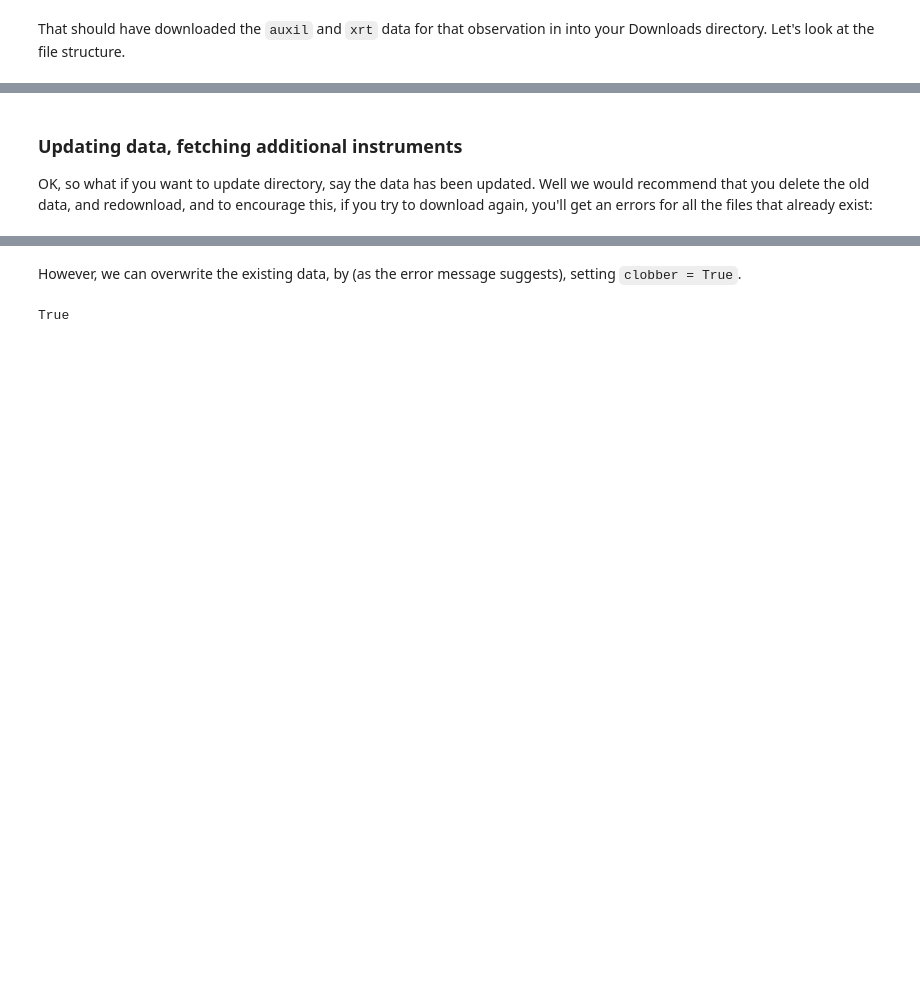
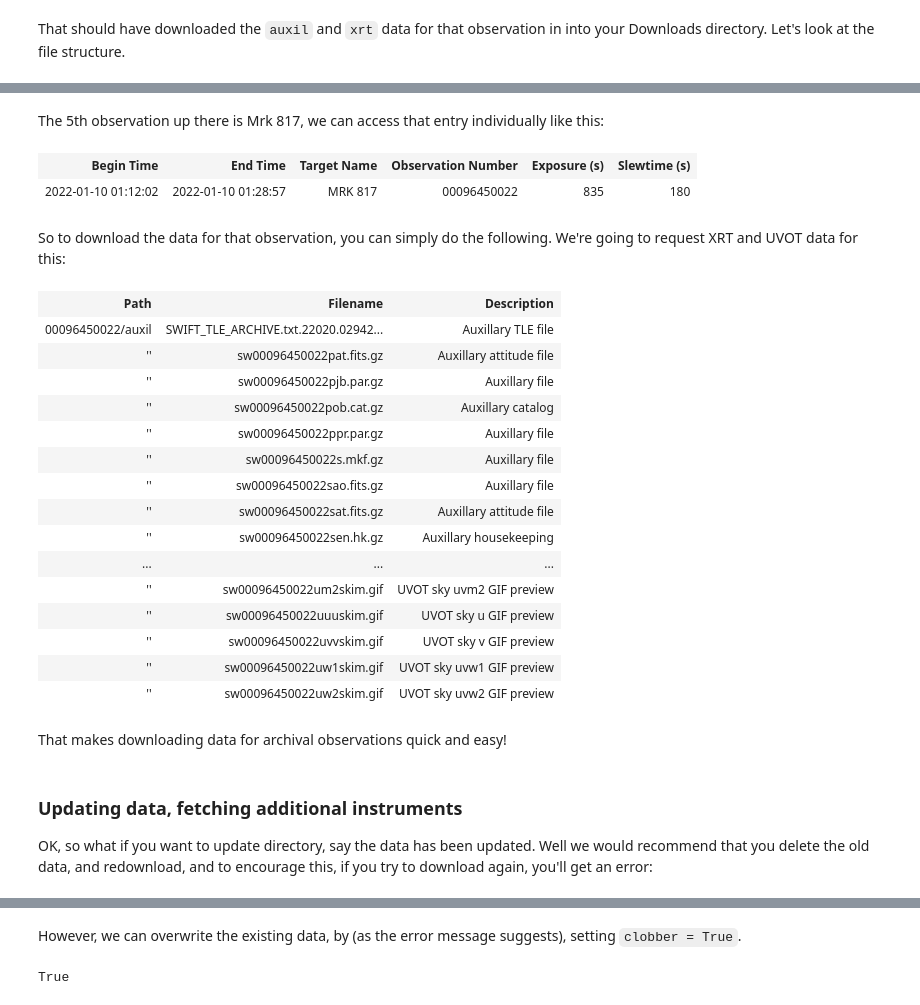
Before and after one commit to Swift-SOT/swifttools, a Jupyter notebook: examples/Swift_Data Example Notebook.ipynb, the cells around one changed output, grey strips where cells are left out. Saved outputs shown, nothing was run; the diff lists cells and outputs as text; code cells hidden in the pictures; blank space fills up the shorter version.

Commit message:
Update to swift_too version 1.2.20, adding download method to anything with an obsid

```diff
--- a/examples/Swift_Data Example Notebook.ipynb
+++ b/examples/Swift_Data Example Notebook.ipynb
@@ -145,5 +164,35 @@ newdata
+# %% [markdown]
+The 5th observation up there is Mrk 817, we can access that entry individually like this:
+# %%
+oq[4]
+# %% [output]
+| Begin Time | End Time | Target Name | Observation Number | Exposure (s) | Slewtime (s) |
+| 2022-01-10 01:12:02 | 2022-01-10 01:28:57 | MRK 817 | 00096450022 | 835 | 180 |
+# %% [markdown]
+So to download the data for that observation, you can simply do the following. We're going to request XRT and UVOT data for this:
+# %%
+oq[4].download(xrt=True,uvot=True, outdir="~/Downloads")
+# %% [output]
+| Path | Filename | Description |
+| 00096450022/auxil | SWIFT_TLE_ARCHIVE.txt.22020.02942... | Auxillary TLE file |
+| '' | sw00096450022pat.fits.gz | Auxillary attitude file |
+| '' | sw00096450022pjb.par.gz | Auxillary file |
+| '' | sw00096450022pob.cat.gz | Auxillary catalog |
+| '' | sw00096450022ppr.par.gz | Auxillary file |
+| '' | sw00096450022s.mkf.gz | Auxillary file |
+| '' | sw00096450022sao.fits.gz | Auxillary file |
+| '' | sw00096450022sat.fits.gz | Auxillary attitude file |
+| '' | sw00096450022sen.hk.gz | Auxillary housekeeping |
+| ... | ... | ... |
+| '' | sw00096450022um2skim.gif | UVOT sky uvm2 GIF preview |
+| '' | sw00096450022uuuskim.gif | UVOT sky u GIF preview |
+| '' | sw00096450022uvvskim.gif | UVOT sky v GIF preview |
+| '' | sw00096450022uw1skim.gif | UVOT sky uvw1 GIF preview |
+| '' | sw00096450022uw2skim.gif | UVOT sky uvw2 GIF preview |
+# %% [markdown]
+That makes downloading data for archival observations quick and easy!
 # %% [markdown]
 ### Updating data, fetching additional instruments
 
-OK, so what if you want to update directory, say the data has been updated. Well we would recommend that you delete the old data, and redownload, and to encourage this, if you try to download again, you'll get an errors for all the files that already exist:
+OK, so what if you want to update directory, say the data has been updated. Well we would recommend that you delete the old data, and redownload, and to encourage this, if you try to download again, you'll get an error:
 # %%
```
Also changed, not shown: parts of 25 cells of this notebook, 9 other files.
